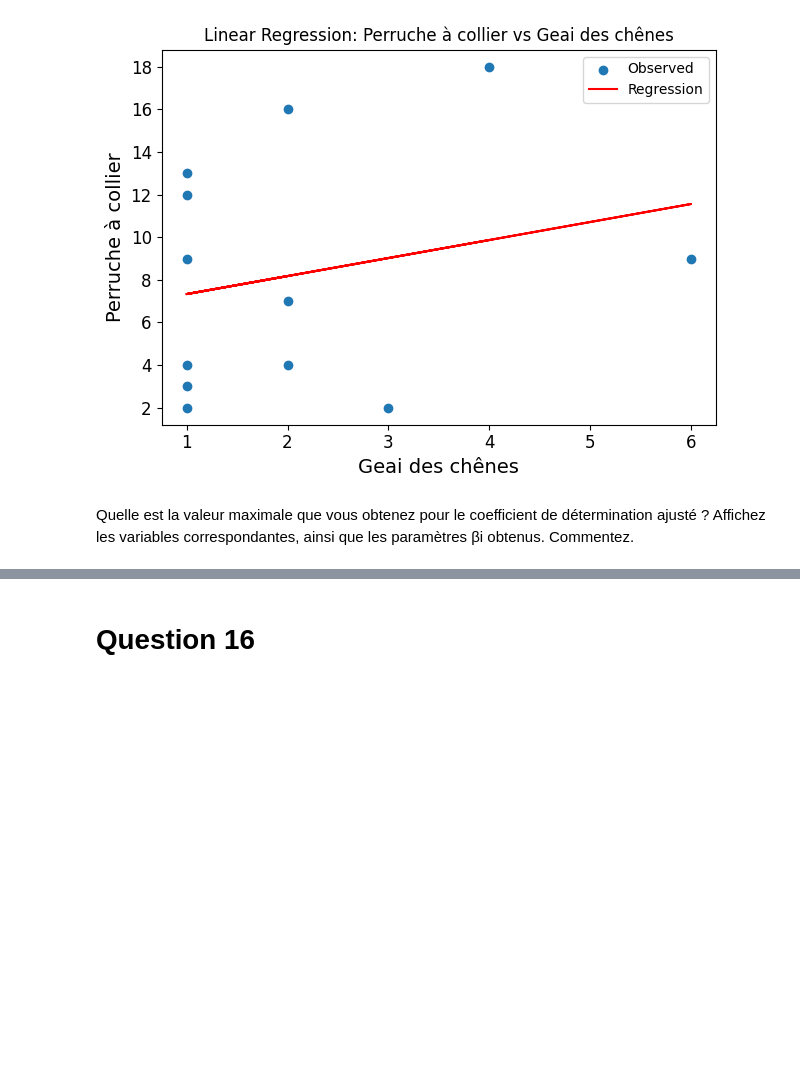
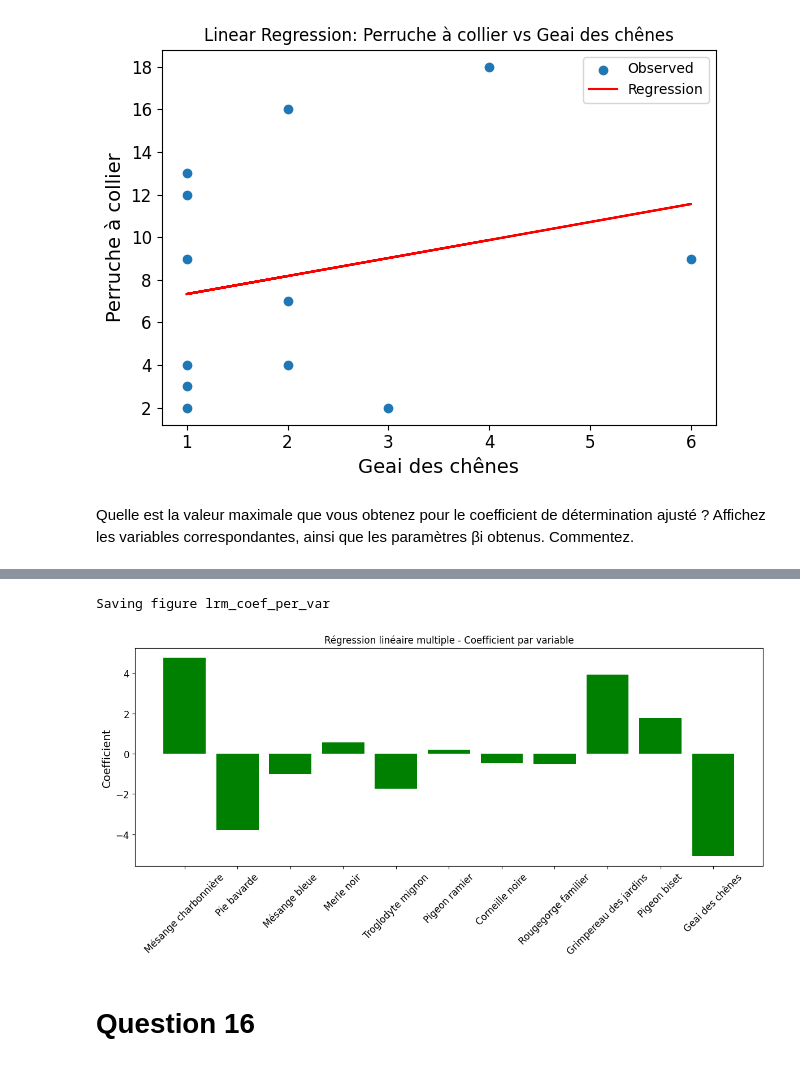
Before and after one commit to Redhoxx/DataScience_Project, a Jupyter notebook: DataScience_Project.ipynb, the cells around one changed output, grey strips where cells are left out. Drawn from its saved outputs; the diff is of its cells as text; code cells hidden in the pictures; blank space fills up the shorter version.

```diff
--- a/DataScience_Project.ipynb
+++ b/DataScience_Project.ipynb
@@ -1142,3 +1216,18 @@ Intercept: -0.41978951389718233
+# %%
+plt.figure(figsize=(12, 10))
+
+plt.subplot(212)
+
+plt.bar(x_pos, coefficients, align='center', color='green')
+plt.xticks(x_pos, features, rotation=45)
+plt.ylabel('Coefficient')
+plt.title('Régression linéaire multiple - Coefficient par variable')
+
+save_fig("lrm_coef_per_var", save_path="images/lin_reg")
+plt.show()
+# %% [output]
+Saving figure lrm_coef_per_var
+[figure, added]
 # %% [markdown]
 # Question 16
 # %% [markdown]
```
Also changed, not shown: parts of 4 cells of this notebook, 1 other file.
